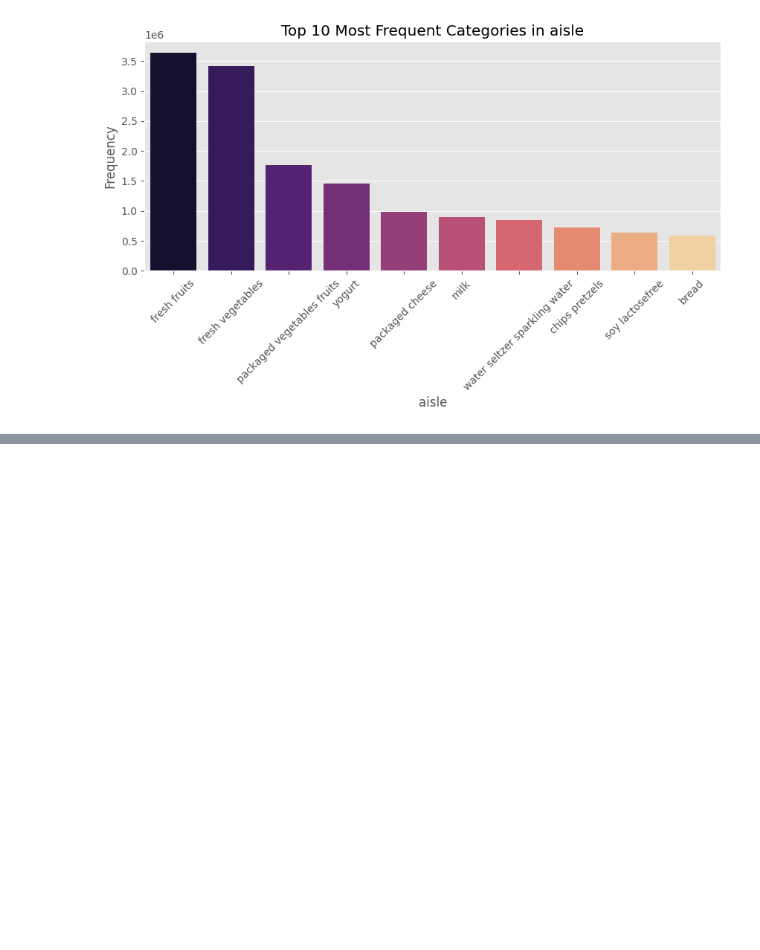
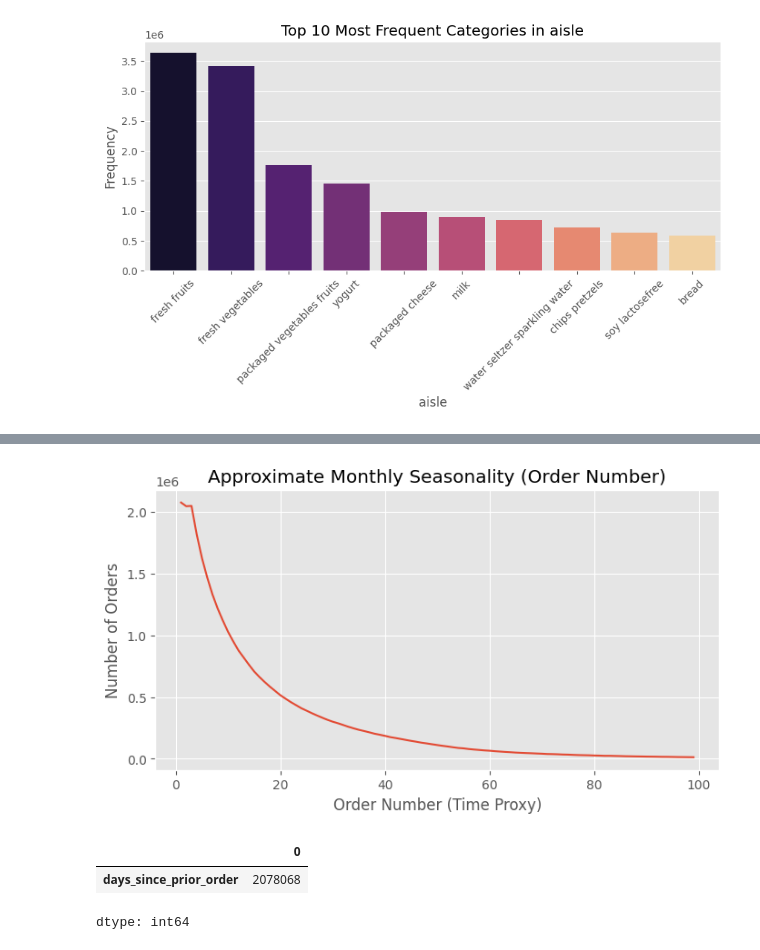
Before and after one commit to mohammed-lafi1035/DS230_final_Project_AE, a Jupyter notebook: Welcome_To_Colab.ipynb, the cells around one changed output, grey strips where cells are left out. Drawn from its saved outputs; the diff is of its cells as text; code cells hidden in the pictures; blank space fills up the shorter version.

```diff
--- a/Welcome_To_Colab.ipynb
+++ b/Welcome_To_Colab.ipynb
@@ -297,0 +330,21 @@ Passing `palette` without assigning `hue` is deprecated and will be removed in v
+# %%
+monthly_orders = instacart_data.groupby('order_number')['order_id'].count()
+
+plt.figure(figsize=(8, 4))
+sns.lineplot(
+    x=monthly_orders.index,
+    y=monthly_orders.values
+)
+
+plt.title('Approximate Monthly Seasonality (Order Number)')
+plt.xlabel('Order Number (Time Proxy)')
+plt.ylabel('Number of Orders')
+plt.show()
+# %% [output]
+[figure, added]
+# %%
+instacart_data.isna().sum()[instacart_data.isna().sum() > 0]
+# %% [output]
+|  | 0 |
+| days_since_prior_order | 2078068 |
+dtype: int64
```
Also changed, not shown: parts of 21 cells of this notebook.
